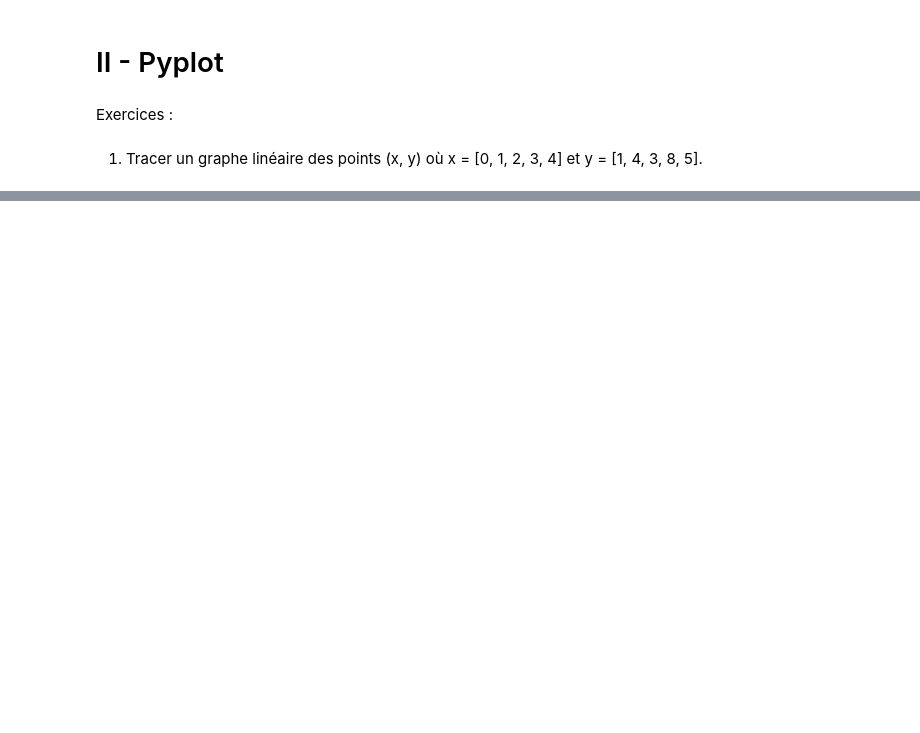
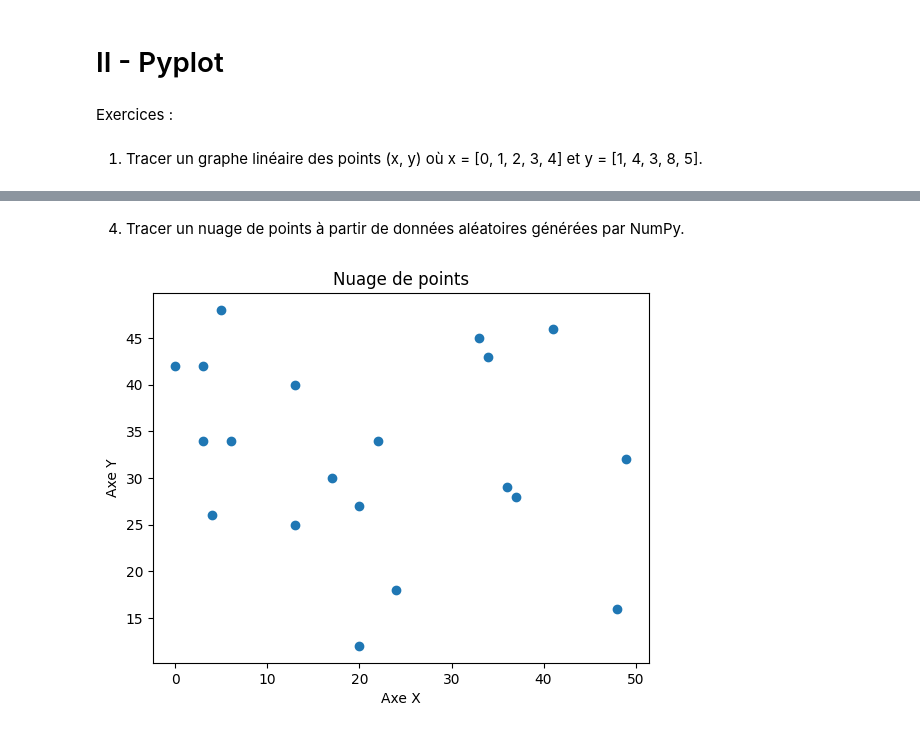
Before and after one commit to Miasorrow/init-python, a Jupyter notebook: notebook_exercice.ipynb, the cells around one changed output, grey strips where cells are left out. Saved outputs shown, nothing was run; the diff lists cells and outputs as text; code cells hidden in the pictures; blank space fills up the shorter version.

```diff
--- a/notebook_exercice.ipynb
+++ b/notebook_exercice.ipynb
@@ -325,0 +369,13 @@ Exercices :
+# %% [markdown]
+4. Tracer un nuage de points à partir de données aléatoires générées par NumPy.
+# %%
+x = np.random.randint(0, 50, size=20)
+y = np.random.randint(0, 50, size=20)
+
+plt.scatter(x,y)
+plt.title('Nuage de points')
+plt.xlabel("Axe X")
+plt.ylabel('Axe Y')
+plt.show()
+# %% [output]
+[figure, added]
```
Also changed, not shown: parts of 23 cells of this notebook.
